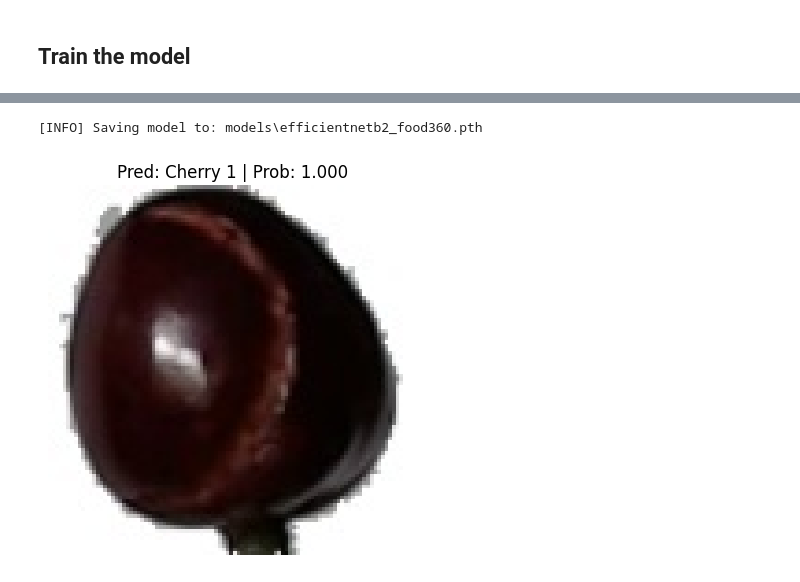
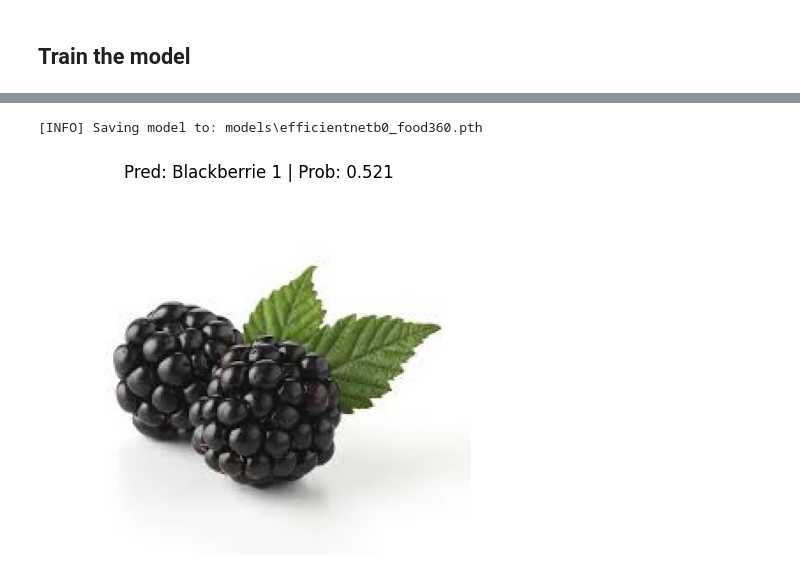
Before and after one commit to Calin224/fruit_classifier, a Jupyter notebook: going_modular.ipynb, the cells around one changed output, grey strips where cells are left out. Drawn from its saved outputs; the diff is of its cells as text; code cells hidden in the pictures.

```diff
--- a/going_modular.ipynb
+++ b/going_modular.ipynb
@@ -249,9 +249,11 @@ ImageClassification(
 import data_setup
 
 train_transform = transforms.Compose([
-    transforms.Resize((260,260)),
+    transforms.Resize((260, 260)),
     transforms.RandomHorizontalFlip(p=0.5),
-    transforms.RandomRotation(degrees=10),
+    transforms.RandomRotation(degrees=20),
+    transforms.ColorJitter(brightness=0.3, contrast=0.3, saturation=0.3, hue=0.1),
+    transforms.RandomAffine(degrees=10, translate=(0.1, 0.1)),
     transforms.ToTensor(),
     transforms.Normalize(mean=[0.485, 0.456, 0.406],
                          std=[0.229, 0.224, 0.225])
@@ -267,7 +269,7 @@ test_transform = transforms.Compose([
 train_dataloader, test_dataloader, class_names = data_setup.create_dataloader(train_dir=train_dir,
                                                                               test_dir=test_dir,
                                                                               transform=train_transform,
-                                                                              batch_size=128)
+                                                                              batch_size=32)
 
 train_dataloader, test_dataloader, class_names
 # %% [output]
@@ -357,9 +362,9 @@ Sequential(
 from torch import nn
 
 model.classifier = nn.Sequential(
-    nn.Dropout(p=0.5, inplace=True),
+    nn.Dropout(p=0.3, inplace=True),
     nn.Linear(in_features=1280, out_features=len(class_names), bias=True)
-)
+).to(device)
 
 model.classifier
 # %% [output]
@@ -434,9 +450,9 @@ import utils
 
 utils.save_model(model=model,
                  target_dir="models",
-                 model_name="efficientnetb2_food360.pth")
+                 model_name="efficientnetb0_food360.pth")
 # %% [output]
-[INFO] Saving model to: models\efficientnetb2_food360.pth
+[INFO] Saving model to: models\efficientnetb0_food360.pth
 # %%
 from PIL import Image
 from torchvision import transforms
@@ -479,9 +495,9 @@ def pred_and_plot_image(model: torch.nn.Module,
     plt.axis(False)
 # %%
 pred_and_plot_image(model=model,
-                    image_path="data/Test/Cherry 1/3_100.jpg",
+                    image_path="blackberry_2.jpg",
                     class_names=class_names,
                     image_size=(260,260),
                     device=device)
 # %% [output]
-[figure, old version]
+[figure, new version]
```
Also changed, not shown: parts of 8 cells of this notebook, 6 other files.
